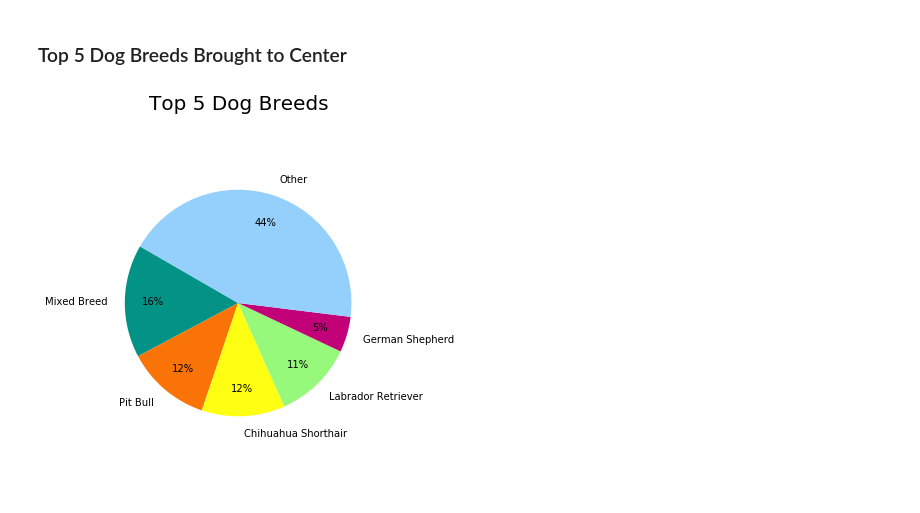
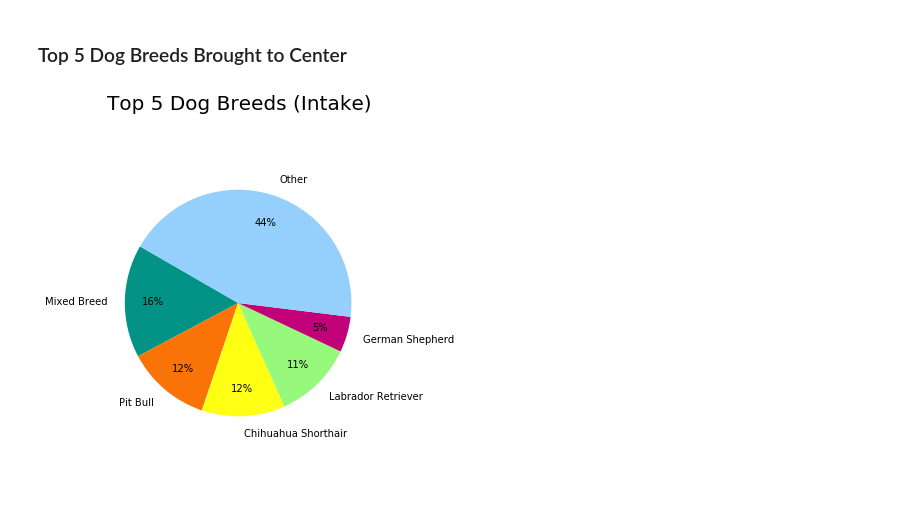
Before and after one commit to akoldeway/austin-animal-center-analysis, a Jupyter notebook: Sarah.ipynb, the cells around one changed output. Drawn from its saved outputs; the diff is of its cells as text; code cells hidden in the pictures.

```diff
--- a/Sarah.ipynb
+++ b/Sarah.ipynb
@@ -51,31 +51,31 @@ Percent of Total of Top 5 Breeds (Combined, Cleaned, No Duplicates): 43.0%
 # %%
 # Narrow dataframe to just dogs
 dog_combined_nodup = df_combined_nodup.loc[df_combined_nodup['Animal Type'] == 'Dog']
 
 # Parse dogs misted as mixed breeds into one category
 def parse_breed(s):
     if bool(re.search('/', s)):
         return 'Mixed Breed'
     else:
         return s
 
 dog_top_parse = dog_combined_nodup['Breed'].apply(parse_breed).value_counts().head(i)
 dog_total = len(dog_combined_nodup)
 other_dogs = dog_total - dog_top_parse.sum()
 other_dogs = pd.Series([other_dogs], index=['Other'])
 
 dog_total_series = dog_top_parse.append(other_dogs)
 
 # Plot the Pie Chart
 color = ['xkcd:teal', 'xkcd:orange', 'xkcd:yellow','xkcd:light green', 'xkcd:magenta', 'xkcd:light blue']
 fig = plt.figure(figsize=[6, 6])
 ax = fig.add_subplot(111)
 ax.pie(dog_total_series.values, labels=dog_total_series.index, colors=color, autopct='%1.0f%%', labeldistance=1.15, pctdistance=0.75, startangle=150)
-ax.set_title(f"Top {i} Dog Breeds", fontsize=20);
+ax.set_title(f"Top {i} Dog Breeds (Intake)", fontsize=20);
 plt.axis('equal')
 # plt.figtext(0, 0, '*Include a description of other here.', style='italic')
 plt.tight_layout()
 plt.savefig("Images/Top_5_Dog_Breeds.png")
 # %% [output]
-[figure, old version]
+[figure, new version]
 # %% [markdown]
```
Also changed, not shown: parts of 16 cells of this notebook, 16 other files.
